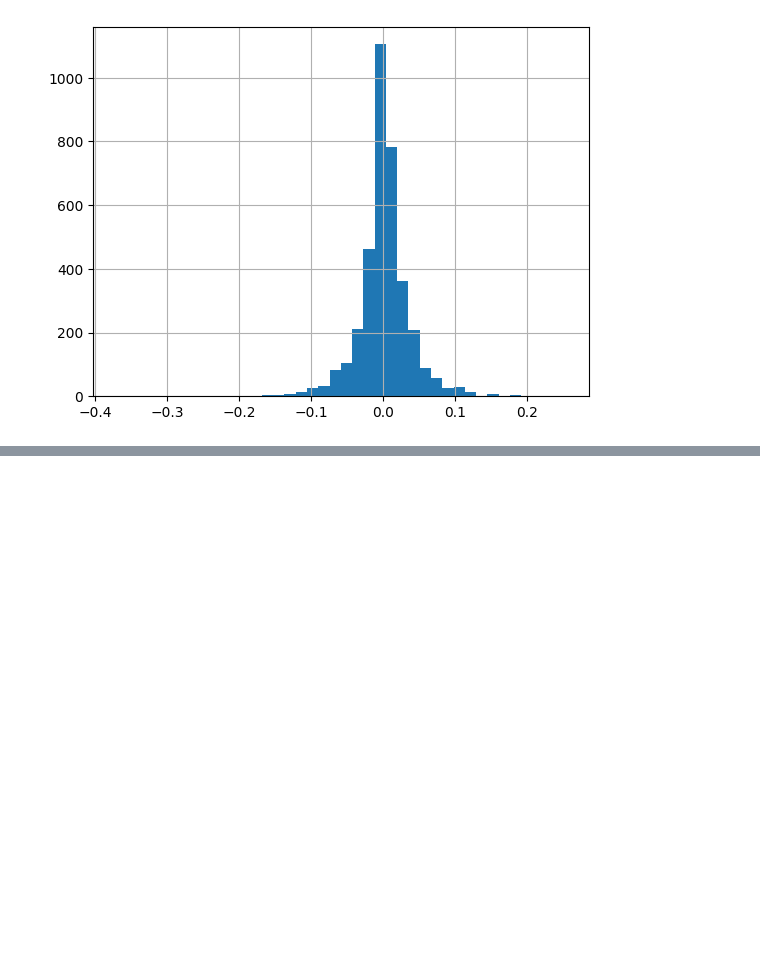
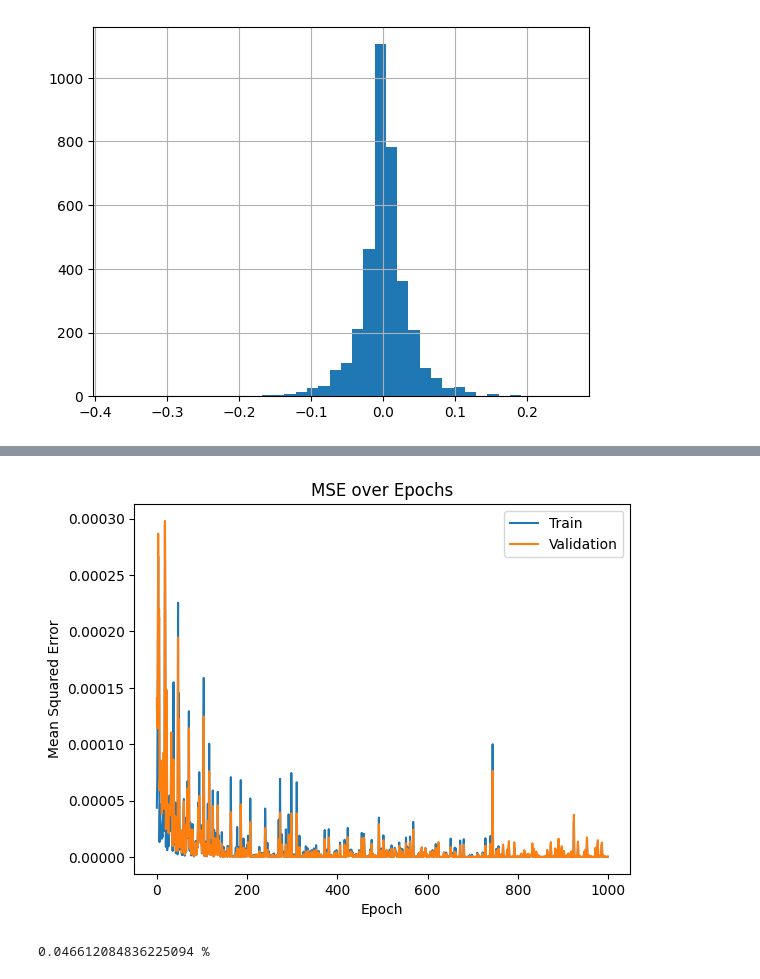
Before and after one commit to TulioNPL/DataScienceAnalysis, a Jupyter notebook: Bitcoin/btc_model.ipynb, the cells around one changed output, grey strips where cells are left out. Drawn from its saved outputs; the diff is of its cells as text; code cells hidden in the pictures; blank space fills up the shorter version.

Commit message:
Creating a model to predict BTC value variation

```diff
--- a/Bitcoin/btc_model.ipynb
+++ b/Bitcoin/btc_model.ipynb
@@ -155,0 +372,12 @@ data.describe()
+# %%
+# Define model, criterion, and optimizer
+input_size = X_train.shape[1]
+hidden_size = 128
+
+model = PEN(input_size, hidden_size).to(DEVICE)
+# %%
+
+criterion = nn.MSELoss()
+optimizer = optim.Adam(model.parameters(), lr=0.001)
+# %%
+train_losses, train_mses, test_mses = train(model, train_loader, test_loader, criterion, optimizer, 1000, verbose=True)
@@ -155,0 +402,18 @@ data.describe()
+# %%
+def plot_metrics(train, test, title, metric):
+    # summarize history for accuracy
+    plt.plot(train)
+    plt.plot(test)
+    plt.title(title)
+    plt.ylabel(metric)
+    plt.xlabel('Epoch')
+    plt.legend(['Train', 'Validation'], loc='best')
+    plt.show()
+# %%
+plot_metrics(train_mses, test_mses, 'MSE over Epochs', 'Mean Squared Error')
+# %% [output]
+[figure, added]
+# %%
+print(np.sqrt(test_mses[-1]) * 100, '%')
+# %% [output]
+0.046612084836225094 %
```
Also changed, not shown: parts of 18 cells of this notebook.
